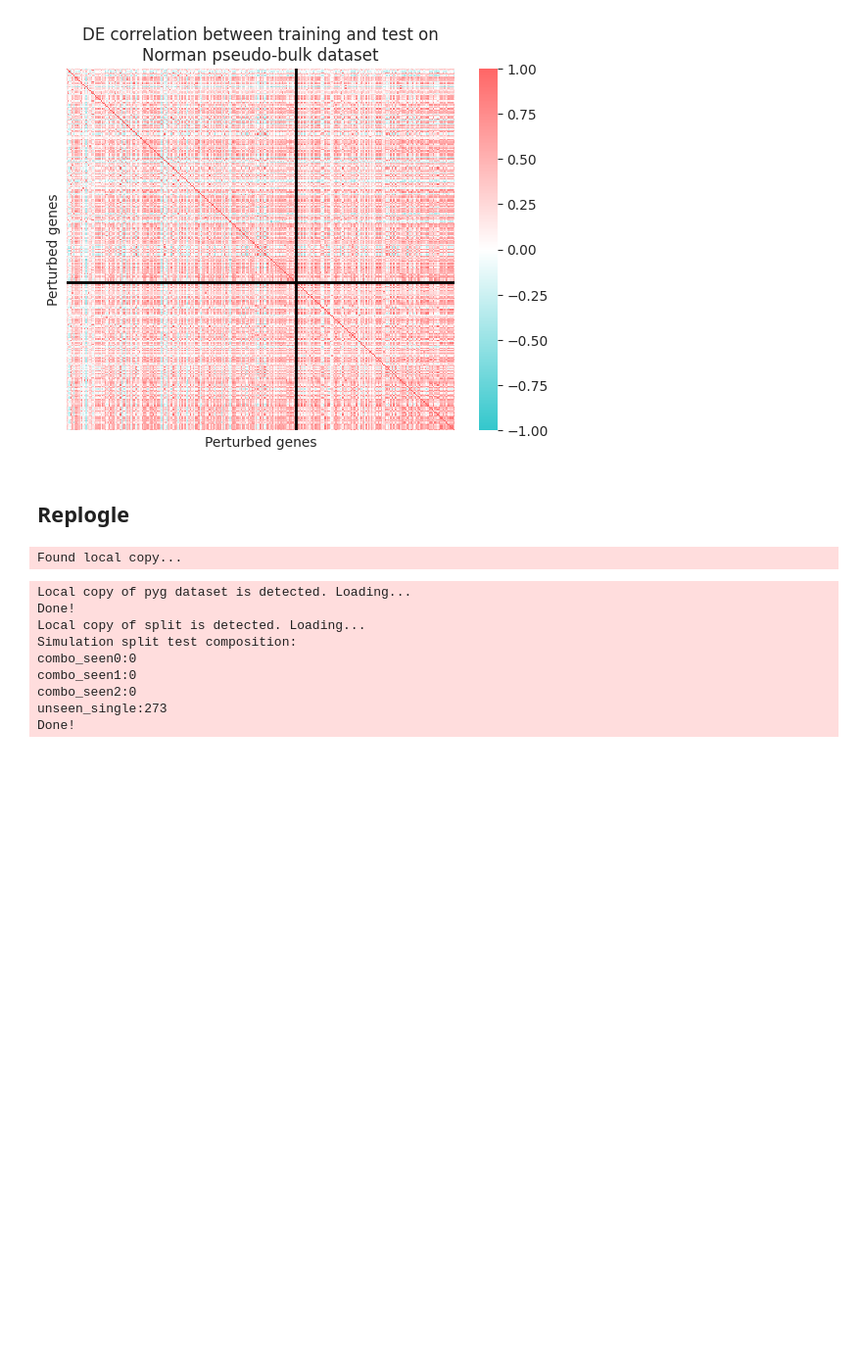
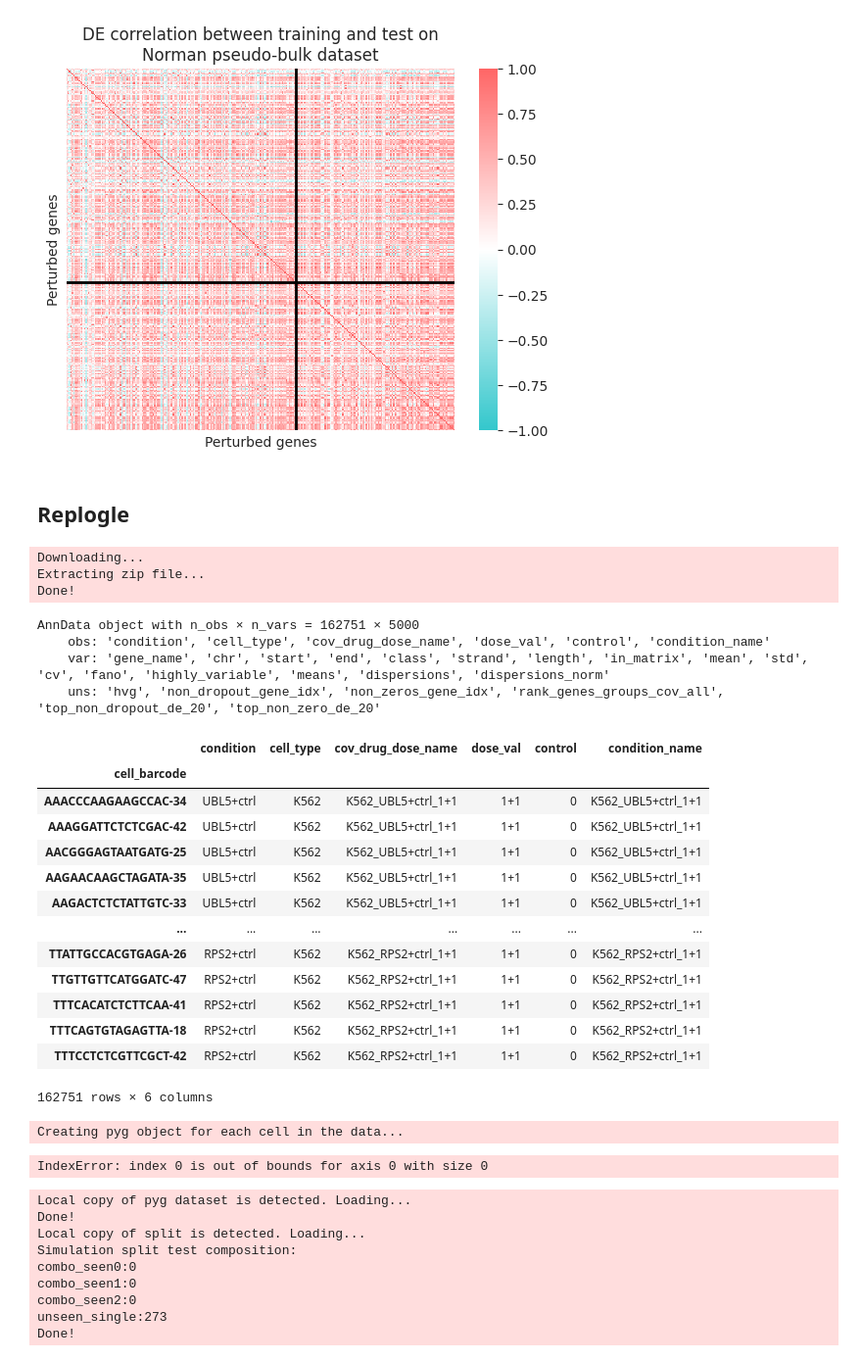
Before and after one commit to turbine-ai/PerturbSeqPredBenchmark, a Jupyter notebook: notebooks/data_analysis.ipynb, the cells around one changed output. Shown at 98% size. Drawn from its saved outputs; the diff is of its cells as text; code cells hidden in the pictures; blank space fills up the shorter version.

```diff
--- a/notebooks/data_analysis.ipynb
+++ b/notebooks/data_analysis.ipynb
@@ -148,11 +148,50 @@ from gears.utils import zip_data_download_wrapper
 # %%
 zip_data_download_wrapper(
     "https://dataverse.harvard.edu/api/access/datafile/7458695",
-    BASE_DIR / "out",
-    data_path=None
+    "../test_data",
+    data_path="../test_data",
 )
 # %% [output]
-Found local copy...
+Downloading...
+Extracting zip file...
+Done!
+# %%
+data_path="../test_data/replogle_k562_essential"
+# %%
+adata_path = os.path.join(data_path, 'perturb_processed.h5ad')
+adata = sc.read_h5ad(adata_path)
+dataset_name = data_path.split('/')[-1]
+dataset_path = data_path
+# %%
+adata
+# %% [output]
+AnnData object with n_obs × n_vars = 162751 × 5000
+    obs: 'condition', 'cell_type', 'cov_drug_dose_name', 'dose_val', 'control', 'condition_name'
+    var: 'gene_name', 'chr', 'start', 'end', 'class', 'strand', 'length', 'in_matrix', 'mean', 'std', 'cv', 'fano', 'highly_variable', 'means', 'dispersions', 'dispersions_norm'
+    uns: 'hvg', 'non_dropout_gene_idx', 'non_zeros_gene_idx', 'rank_genes_groups_cov_all', 'top_non_dropout_de_20', 'top_non_zero_de_20'
+# %%
+adata.obs
+# %% [output]
+|  | condition | cell_type | cov_drug_dose_name | dose_val | control | condition_name |
+| cell_barcode |  |  |  |  |  |  |
+| AAACCCAAGAAGCCAC-34 | UBL5+ctrl | K562 | K562_UBL5+ctrl_1+1 | 1+1 | 0 | K562_UBL5+ctrl_1+1 |
+| AAAGGATTCTCTCGAC-42 | UBL5+ctrl | K562 | K562_UBL5+ctrl_1+1 | 1+1 | 0 | K562_UBL5+ctrl_1+1 |
+| AACGGGAGTAATGATG-25 | UBL5+ctrl | K562 | K562_UBL5+ctrl_1+1 | 1+1 | 0 | K562_UBL5+ctrl_1+1 |
+| AAGAACAAGCTAGATA-35 | UBL5+ctrl | K562 | K562_UBL5+ctrl_1+1 | 1+1 | 0 | K562_UBL5+ctrl_1+1 |
+| AAGACTCTCTATTGTC-33 | UBL5+ctrl | K562 | K562_UBL5+ctrl_1+1 | 1+1 | 0 | K562_UBL5+ctrl_1+1 |
+| ... | ... | ... | ... | ... | ... | ... |
+| TTATTGCCACGTGAGA-26 | RPS2+ctrl | K562 | K562_RPS2+ctrl_1+1 | 1+1 | 0 | K562_RPS2+ctrl_1+1 |
+| TTGTTGTTCATGGATC-47 | RPS2+ctrl | K562 | K562_RPS2+ctrl_1+1 | 1+1 | 0 | K562_RPS2+ctrl_1+1 |
+| TTTCACATCTCTTCAA-41 | RPS2+ctrl | K562 | K562_RPS2+ctrl_1+1 | 1+1 | 0 | K562_RPS2+ctrl_1+1 |
+| TTTCAGTGTAGAGTTA-18 | RPS2+ctrl | K562 | K562_RPS2+ctrl_1+1 | 1+1 | 0 | K562_RPS2+ctrl_1+1 |
+| TTTCCTCTCGTTCGCT-42 | RPS2+ctrl | K562 | K562_RPS2+ctrl_1+1 | 1+1 | 0 | K562_RPS2+ctrl_1+1 |
+162751 rows × 6 columns
+# %%
+pert_data_replogle = PertData("../test_data")
+pert_data_replogle.load(data_path="../test_data/replogle_k562_essential")
+# %% [output]
+Creating pyg object for each cell in the data...
+IndexError: index 0 is out of bounds for axis 0 with size 0
 # %%
 pert_data_replogle = PertData(BASE_DIR)
 pert_data_replogle.load(data_path=str(BASE_DIR / 'replogle_k562_essential'))
```
